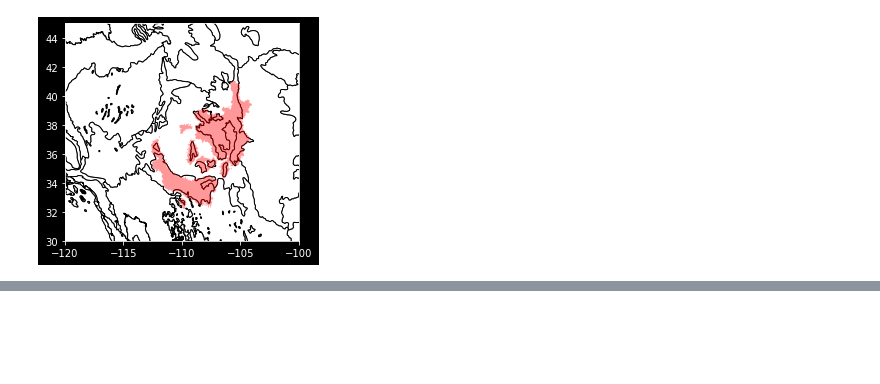
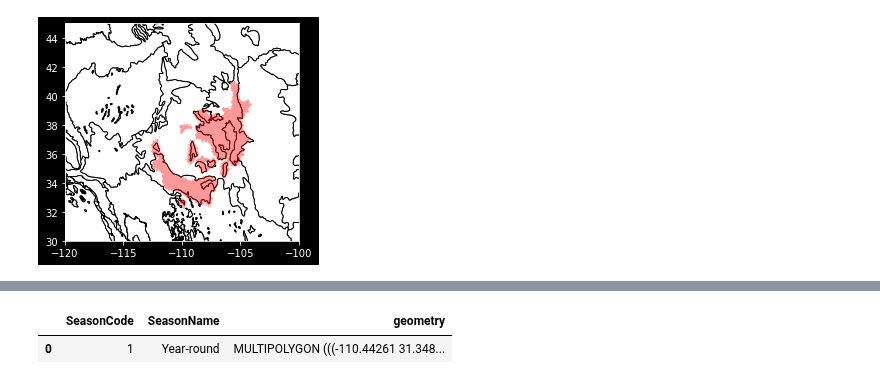
Before and after one commit to sl354207/eco_python, a Jupyter notebook: native/gap_test.ipynb, the cells around one changed output, grey strips where cells are left out. Saved outputs shown, nothing was run; the diff lists cells and outputs as text; code cells hidden in the pictures; blank space fills up the shorter version.

```diff
--- a/native/gap_test.ipynb
+++ b/native/gap_test.ipynb
@@ -120,0 +115,7 @@ ax.set_ylim(ymin, ymax)
+# %%
+# split first row of df into a new dataframe
+df2 = df.iloc[0:1]
+df2
+# %% [output]
+|  | SeasonCode | SeasonName | geometry |
+| 0 | 1 | Year-round | MULTIPOLYGON (((-110.44261 31.348... |
```
Also changed, not shown: parts of 5 cells of this notebook, 1 other file.
